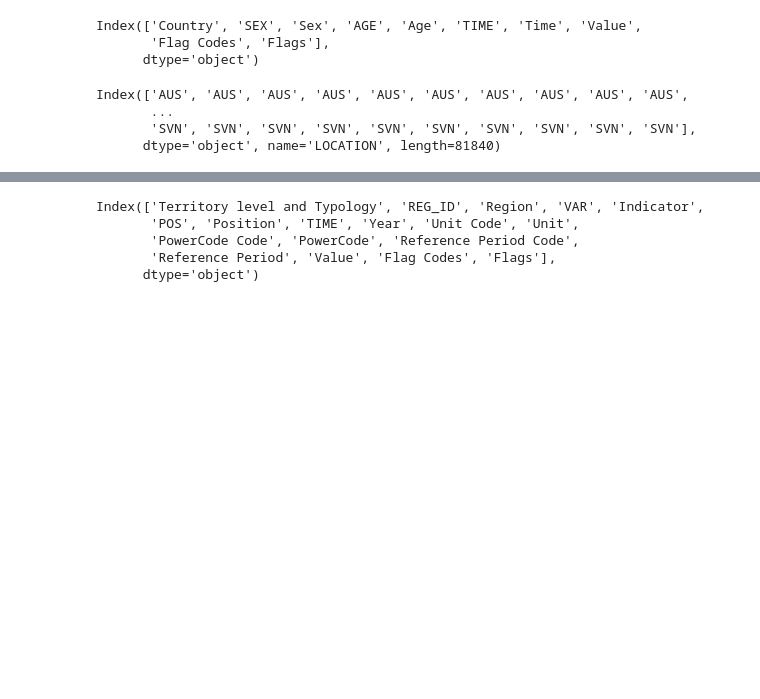
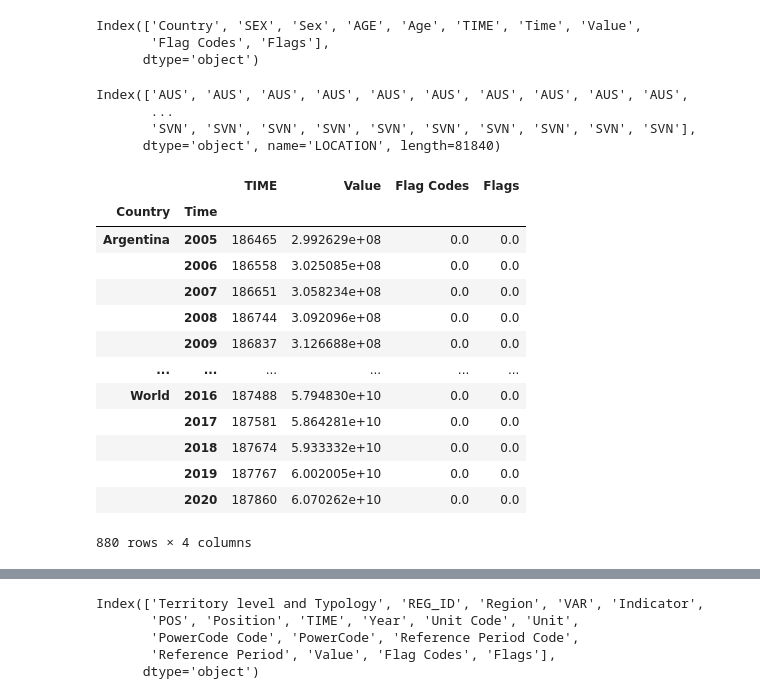
Before and after one commit to BoSuto/Data-analysis-for-business-March-2022-, a Jupyter notebook: Population, Economics & Green Growth.ipynb, the cells around one changed output, grey strips where cells are left out. Drawn from its saved outputs; the diff is of its cells as text; code cells hidden in the pictures; blank space fills up the shorter version.

```diff
--- a/Population, Economics & Green Growth.ipynb
+++ b/Population, Economics & Green Growth.ipynb
@@ -182,6 +251,23 @@ Index(['AUS', 'AUS', 'AUS', 'AUS', 'AUS', 'AUS', 'AUS', 'AUS', 'AUS', 'AUS',
        ...
        'SVN', 'SVN', 'SVN', 'SVN', 'SVN', 'SVN', 'SVN', 'SVN', 'SVN', 'SVN'],
       dtype='object', name='LOCATION', length=81840)
+# %%
+historical_pop.groupby(['Country', 'Time']).sum()
+# %% [output]
+|  |  | TIME | Value | Flag Codes | Flags |
+| Country | Time |  |  |  |  |
+| Argentina | 2005 | 186465 | 2.992629e+08 | 0.0 | 0.0 |
+|  | 2006 | 186558 | 3.025085e+08 | 0.0 | 0.0 |
+|  | 2007 | 186651 | 3.058234e+08 | 0.0 | 0.0 |
+|  | 2008 | 186744 | 3.092096e+08 | 0.0 | 0.0 |
+|  | 2009 | 186837 | 3.126688e+08 | 0.0 | 0.0 |
+| ... | ... | ... | ... | ... | ... |
+| World | 2016 | 187488 | 5.794830e+10 | 0.0 | 0.0 |
+|  | 2017 | 187581 | 5.864281e+10 | 0.0 | 0.0 |
+|  | 2018 | 187674 | 5.933332e+10 | 0.0 | 0.0 |
+|  | 2019 | 187767 | 6.002005e+10 | 0.0 | 0.0 |
+|  | 2020 | 187860 | 6.070262e+10 | 0.0 | 0.0 |
+880 rows × 4 columns
 # %%
 regional = pd.read_csv("REGION_SOCIAL_OECD.csv", index_col = 0)
 regional.head()
```
Also changed, not shown: parts of 21 cells of this notebook.
